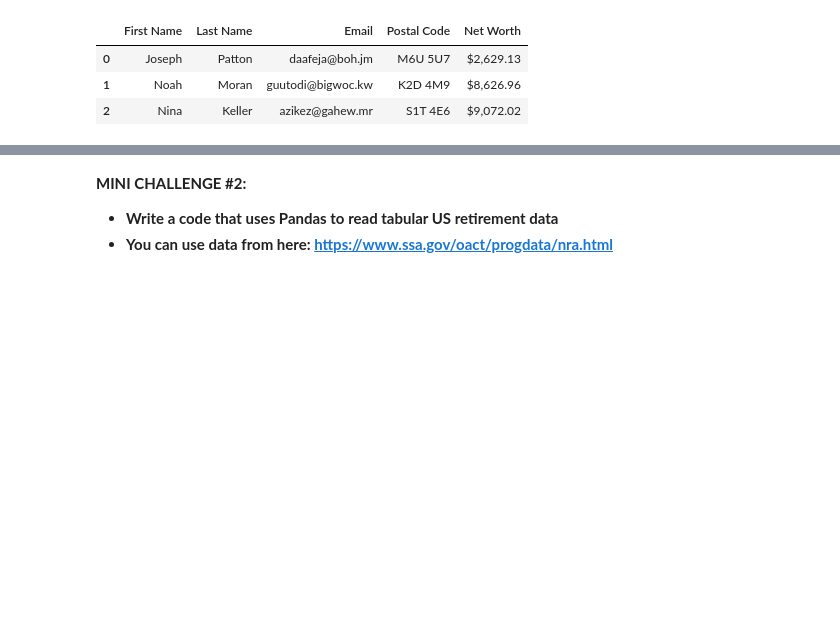
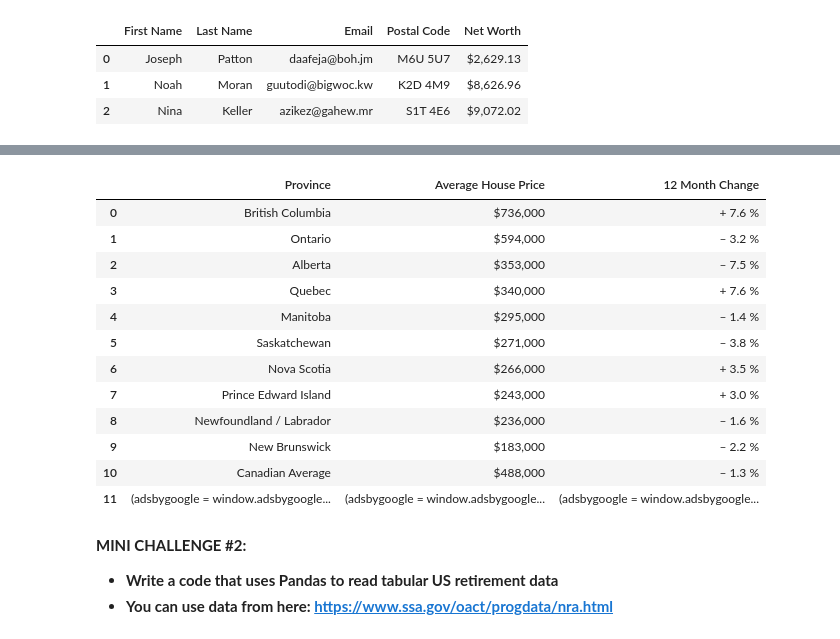
Before and after one commit to LinaSachuk/The-Complete-Python-and-Machine-Learning-for-Financial-Analysis, a Jupyter notebook: 8_Python_101_Python_Libraries_for_Data_Analysis_Pandas.ipynb, the cells around one changed output, grey strips where cells are left out. Saved outputs shown, nothing was run; the diff lists cells and outputs as text; code cells hidden in the pictures; blank space fills up the shorter version.

```diff
--- a/8_Python_101_Python_Libraries_for_Data_Analysis_Pandas.ipynb
+++ b/8_Python_101_Python_Libraries_for_Data_Analysis_Pandas.ipynb
@@ -140,2 +144,4 @@ bank_df
 # %%
 # Read tabular data using read_html
+
+house_prices_df = pd.read_html('https://www.livingin-canada.com/house-prices-canada.html')
@@ -142,3 +161,19 @@ bank_df
+# %%
+house_prices_df[1]
+# %% [output]
+|  | Province | Average House Price | 12 Month Change |
+| 0 | British Columbia | $736,000 | + 7.6 % |
+| 1 | Ontario | $594,000 | – 3.2 % |
+| 2 | Alberta | $353,000 | – 7.5 % |
+| 3 | Quebec | $340,000 | + 7.6 % |
+| 4 | Manitoba | $295,000 | – 1.4 % |
+| 5 | Saskatchewan | $271,000 | – 3.8 % |
+| 6 | Nova Scotia | $266,000 | + 3.5 % |
+| 7 | Prince Edward Island | $243,000 | + 3.0 % |
+| 8 | Newfoundland / Labrador | $236,000 | – 1.6 % |
+| 9 | New Brunswick | $183,000 | – 2.2 % |
+| 10 | Canadian Average | $488,000 | – 1.3 % |
+| 11 | (adsbygoogle = window.adsbygoogle... | (adsbygoogle = window.adsbygoogle... | (adsbygoogle = window.adsbygoogle... |
 # %% [markdown]
 **MINI CHALLENGE #2:**
 - **Write a code that uses Pandas to read tabular US retirement data**
```
Also changed, not shown: parts of 19 cells of this notebook.
